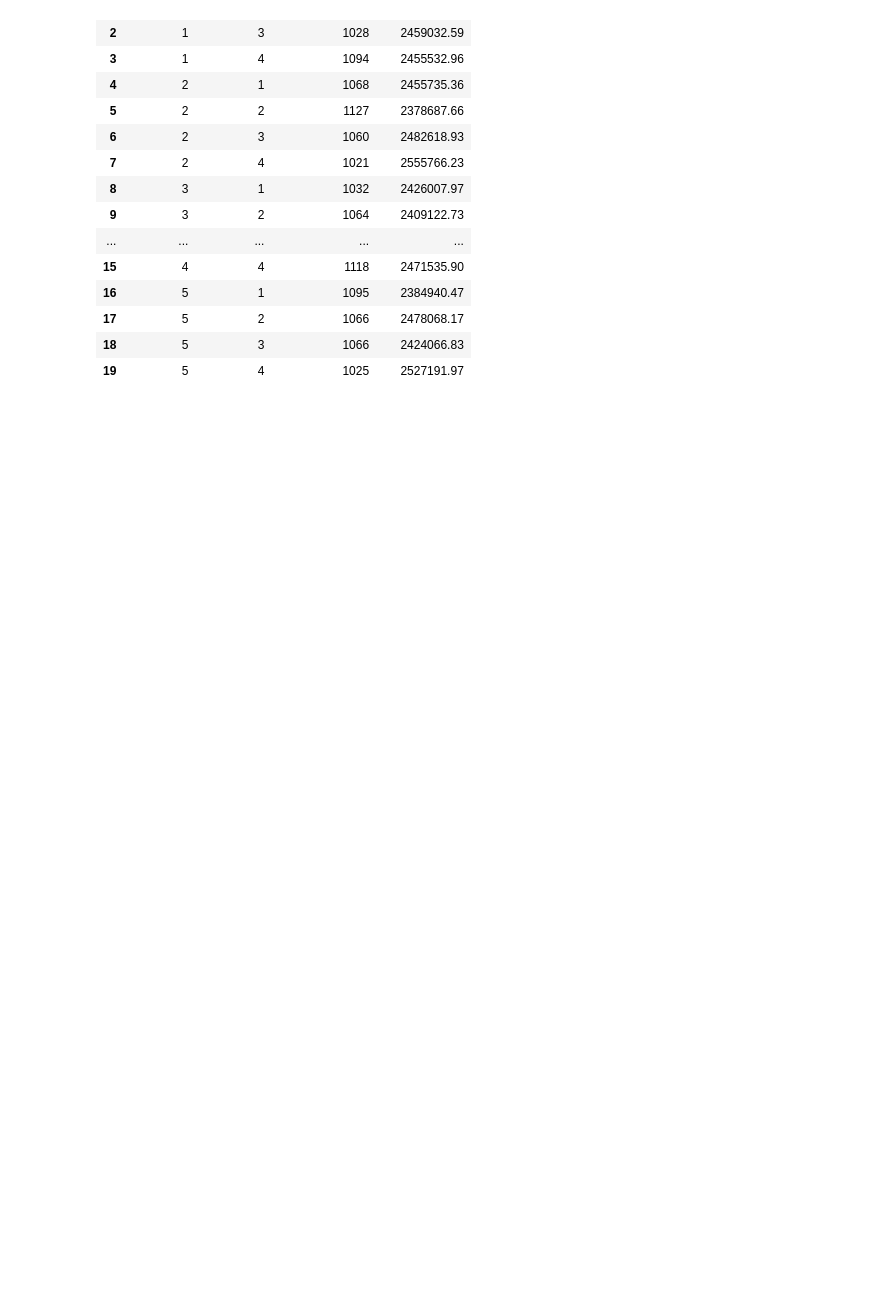
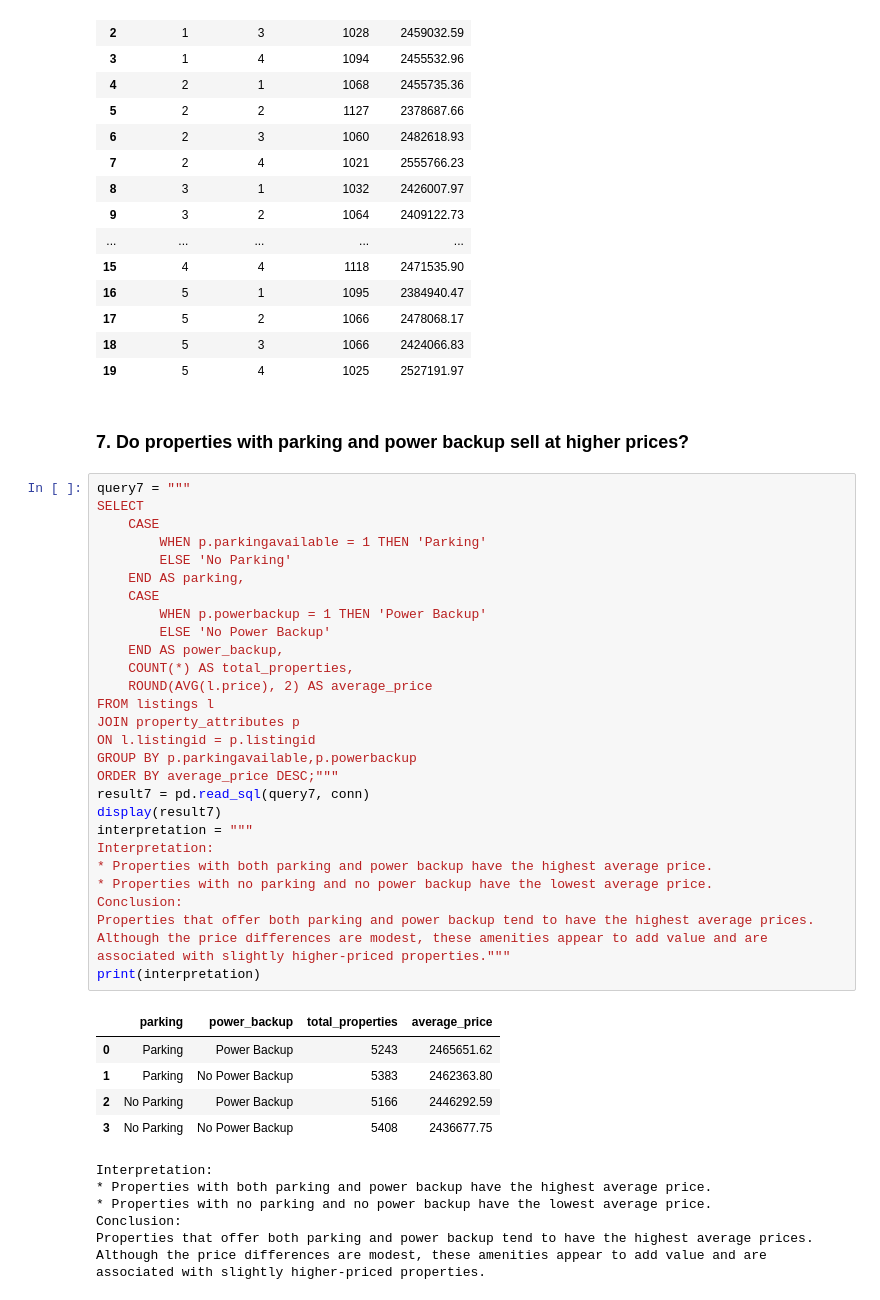
Before and after one commit to mukundnaramesh2605/guvi-python-sql-pandas-project-1, a Jupyter notebook: project.ipynb, the cells around one changed output. Drawn from its saved outputs; the diff is of its cells as text; blank space fills up the shorter version.

Commit message:
7. Do properties with parking and power backup sell at higher prices?

```diff
--- a/project.ipynb
+++ b/project.ipynb
@@ -612,3 +612,45 @@ display(result6)
 | 17 | 5 | 2 | 1066 | 2478068.17 |
 | 18 | 5 | 3 | 1066 | 2424066.83 |
 | 19 | 5 | 4 | 1025 | 2527191.97 |
+# %% [markdown]
+### 7. Do properties with parking and power backup sell at higher prices?
+# %%
+query7 = """
+SELECT
+    CASE
+        WHEN p.parkingavailable = 1 THEN 'Parking'
+        ELSE 'No Parking'
+    END AS parking,
+    CASE
+        WHEN p.powerbackup = 1 THEN 'Power Backup'
+        ELSE 'No Power Backup'
+    END AS power_backup,
+    COUNT(*) AS total_properties,
+    ROUND(AVG(l.price), 2) AS average_price
+FROM listings l
+JOIN property_attributes p
+ON l.listingid = p.listingid
+GROUP BY p.parkingavailable,p.powerbackup
+ORDER BY average_price DESC;"""
+result7 = pd.read_sql(query7, conn)
+display(result7)
+interpretation = """
+Interpretation:
+* Properties with both parking and power backup have the highest average price.
+* Properties with no parking and no power backup have the lowest average price.
+Conclusion:
+Properties that offer both parking and power backup tend to have the highest average prices.
+Although the price differences are modest, these amenities appear to add value and are associated with slightly higher-priced properties."""
+print(interpretation)
+# %% [output]
+|  | parking | power_backup | total_properties | average_price |
+| 0 | Parking | Power Backup | 5243 | 2465651.62 |
+| 1 | Parking | No Power Backup | 5383 | 2462363.80 |
+| 2 | No Parking | Power Backup | 5166 | 2446292.59 |
+| 3 | No Parking | No Power Backup | 5408 | 2436677.75 |
+Interpretation:
+* Properties with both parking and power backup have the highest average price.
+* Properties with no parking and no power backup have the lowest average price.
+Conclusion:
+Properties that offer both parking and power backup tend to have the highest average prices.
+Although the price differences are modest, these amenities appear to add value and are associated with slightly higher-priced properties.
```
Also changed, not shown: parts of 1 cell of this notebook.
